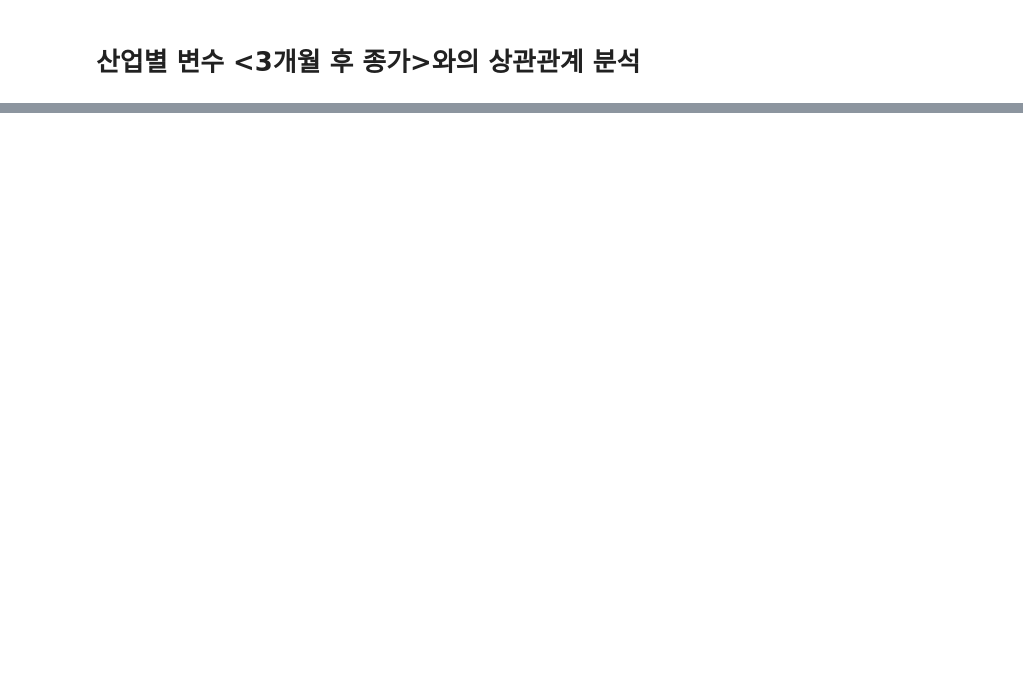
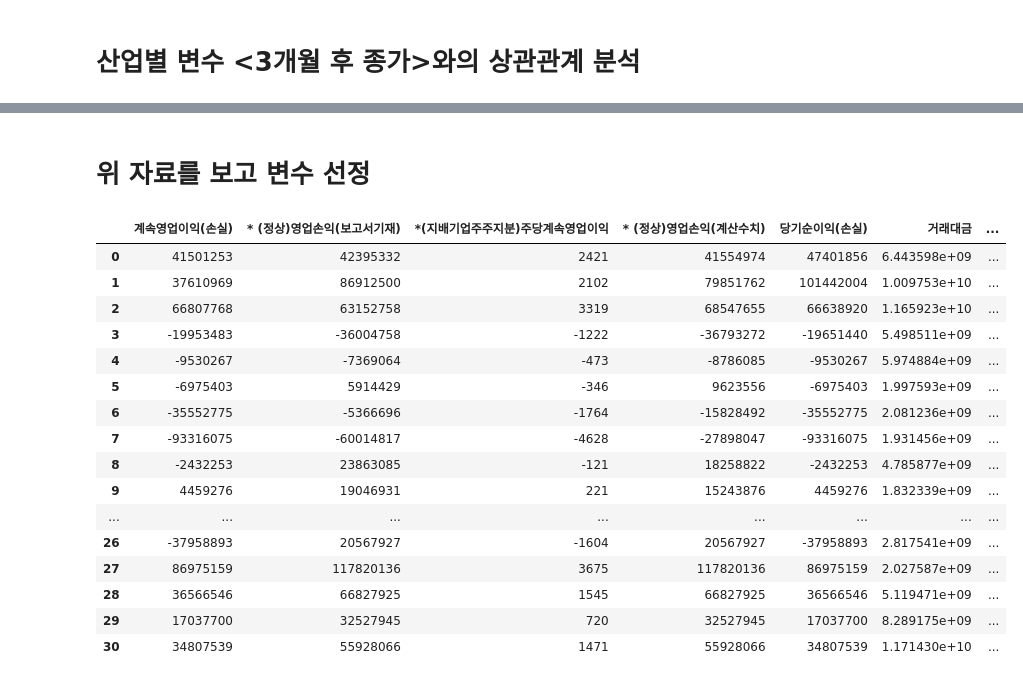
Before and after one commit to kongjeongbae/03_stock_price_prediction_using_non-financial_data, a Jupyter notebook: src/project1_semi_finance/190214_DB_재무_Validation.ipynb, the cells around one changed output, grey strips where cells are left out. Saved outputs shown, nothing was run; the diff lists cells and outputs as text; code cells hidden in the pictures; blank space fills up the shorter version.

```diff
--- a/src/project1_semi_finance/190213_DB_자료정리.ipynb
+++ b/src/project1_semi_finance/190214_DB_재무_Validation.ipynb
@@ -169,0 +222,2 @@ corr.head(20)
+# %% [markdown]
+# 위 자료를 보고 변수 선정
@@ -169,0 +227,20 @@ corr.head(20)
+# %%
+deep_lg.iloc[:,:-1]
+# %% [output]
+|  | 계속영업이익(손실) | * (정상)영업손익(보고서기재) | *(지배기업주주지분)주당계속영업이익 | * (정상)영업손익(계산수치) | 당기순이익(손실) | 거래대금 | ... |
+| 0 | 41501253 | 42395332 | 2421 | 41554974 | 47401856 | 6.443598e+09 | ... |
+| 1 | 37610969 | 86912500 | 2102 | 79851762 | 101442004 | 1.009753e+10 | ... |
+| 2 | 66807768 | 63152758 | 3319 | 68547655 | 66638920 | 1.165923e+10 | ... |
+| 3 | -19953483 | -36004758 | -1222 | -36793272 | -19651440 | 5.498511e+09 | ... |
+| 4 | -9530267 | -7369064 | -473 | -8786085 | -9530267 | 5.974884e+09 | ... |
+| 5 | -6975403 | 5914429 | -346 | 9623556 | -6975403 | 1.997593e+09 | ... |
+| 6 | -35552775 | -5366696 | -1764 | -15828492 | -35552775 | 2.081236e+09 | ... |
+| 7 | -93316075 | -60014817 | -4628 | -27898047 | -93316075 | 1.931456e+09 | ... |
+| 8 | -2432253 | 23863085 | -121 | 18258822 | -2432253 | 4.785877e+09 | ... |
+| 9 | 4459276 | 19046931 | 221 | 15243876 | 4459276 | 1.832339e+09 | ... |
+| ... | ... | ... | ... | ... | ... | ... | ... |
+| 26 | -37958893 | 20567927 | -1604 | 20567927 | -37958893 | 2.817541e+09 | ... |
+| 27 | 86975159 | 117820136 | 3675 | 117820136 | 86975159 | 2.027587e+09 | ... |
+| 28 | 36566546 | 66827925 | 1545 | 66827925 | 36566546 | 5.119471e+09 | ... |
+| 29 | 17037700 | 32527945 | 720 | 32527945 | 17037700 | 8.289175e+09 | ... |
+| 30 | 34807539 | 55928066 | 1471 | 55928066 | 34807539 | 1.171430e+10 | ... |
```
Also changed, not shown: parts of 25 cells of this notebook, 2 other files.
